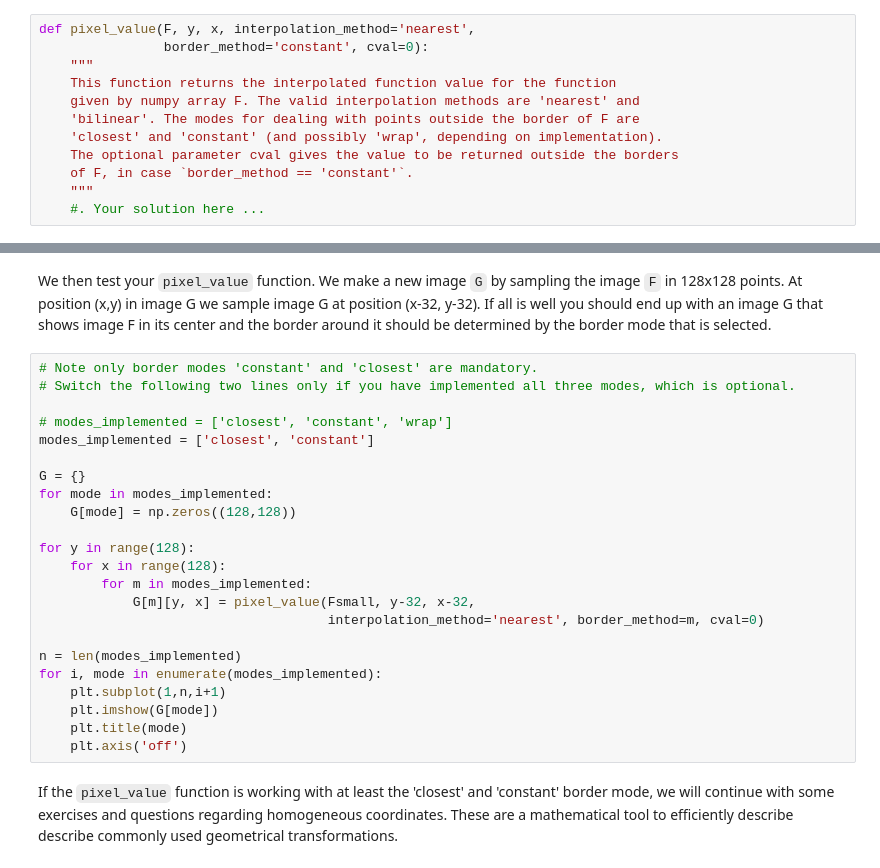
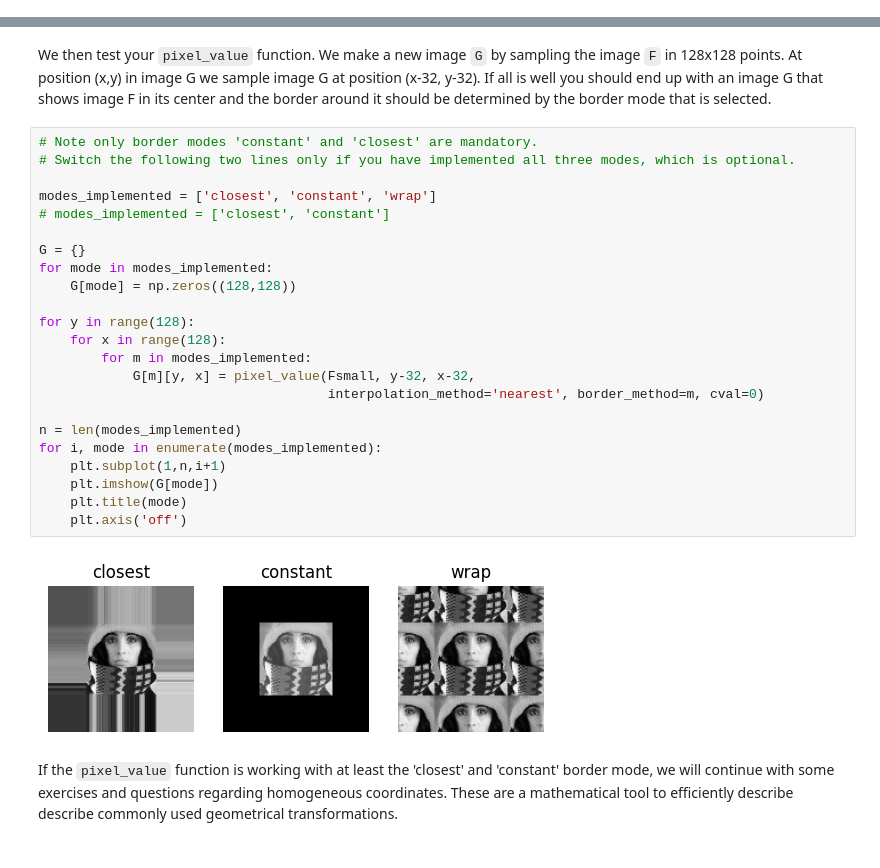
Before and after one commit to jasonmroes/computer_vision, a Jupyter notebook: LaptopAssignment2_ICV/2_geometric_transformations.ipynb, the cells around one changed output, grey strips where cells are left out. Saved outputs shown, nothing was run; the diff lists cells and outputs as text.

Commit message:
add gitignore for .venv/ , pasted pixel_value solution from assignment1

```diff
--- a/LaptopAssignment2_ICV/2_geometric_transformations.ipynb
+++ b/LaptopAssignment2_ICV/2_geometric_transformations.ipynb
@@ -65,15 +68,3 @@ $\newcommand{\inv}{^{-1}}$
 In a previous LabExercise you have written the ``pixel_value`` function. We will need that function again in this lab, and we are extending it with multiple ways of handling the border of the image. (2pt)
 # %% [markdown]
 The named (or keyword) argument ``interpolation`` can have value ``'nearest'`` or ``'bilinear'`` indicating the type of interpolation. The argument ``mode`` indicates the way the border problem is taken care of. Valid values are ``'closest'`` and ``'constant'``. If ``mode='constant'`` then the named argument ``cval`` provides the constant value to be used. You may additionally implement ``mode=wrap`` if you are interested, but this is optional.
-# %%
-def pixel_value(F, y, x, interpolation_method='nearest',
-                border_method='constant', cval=0):
-    """
-    This function returns the interpolated function value for the function
-    given by numpy array F. The valid interpolation methods are 'nearest' and
-    'bilinear'. The modes for dealing with points outside the border of F are
-    'closest' and 'constant' (and possibly 'wrap', depending on implementation).
-    The optional parameter cval gives the value to be returned outside the borders
-    of F, in case `border_method == 'constant'`.
-    """
-    #. Your solution here ...
@@ -95,26 +171,28 @@ We then test your ``pixel_value`` function. We make a new image ``G`` by samplin
 # %%
 # Note only border modes 'constant' and 'closest' are mandatory.
 # Switch the following two lines only if you have implemented all three modes, which is optional.
 
-# modes_implemented = ['closest', 'constant', 'wrap']
-modes_implemented = ['closest', 'constant']
+modes_implemented = ['closest', 'constant', 'wrap']
+# modes_implemented = ['closest', 'constant']
 
 G = {}
 for mode in modes_implemented:
     G[mode] = np.zeros((128,128))
 
 for y in range(128):
     for x in range(128):
         for m in modes_implemented:
             G[m][y, x] = pixel_value(Fsmall, y-32, x-32,
                                      interpolation_method='nearest', border_method=m, cval=0)
 
 n = len(modes_implemented)
 for i, mode in enumerate(modes_implemented):
     plt.subplot(1,n,i+1)
     plt.imshow(G[mode])
     plt.title(mode)
     plt.axis('off')
+# %% [output]
+[figure, added]
 # %% [markdown]
 If the ``pixel_value`` function is working with at least the 'closest' and 'constant' border mode, we will continue with some exercises and questions regarding homogeneous coordinates. These are a mathematical tool to efficiently describe describe commonly used geometrical transformations.
 # %% [markdown]
```
Also changed, not shown: parts of 3 cells of this notebook, 1 other file.
